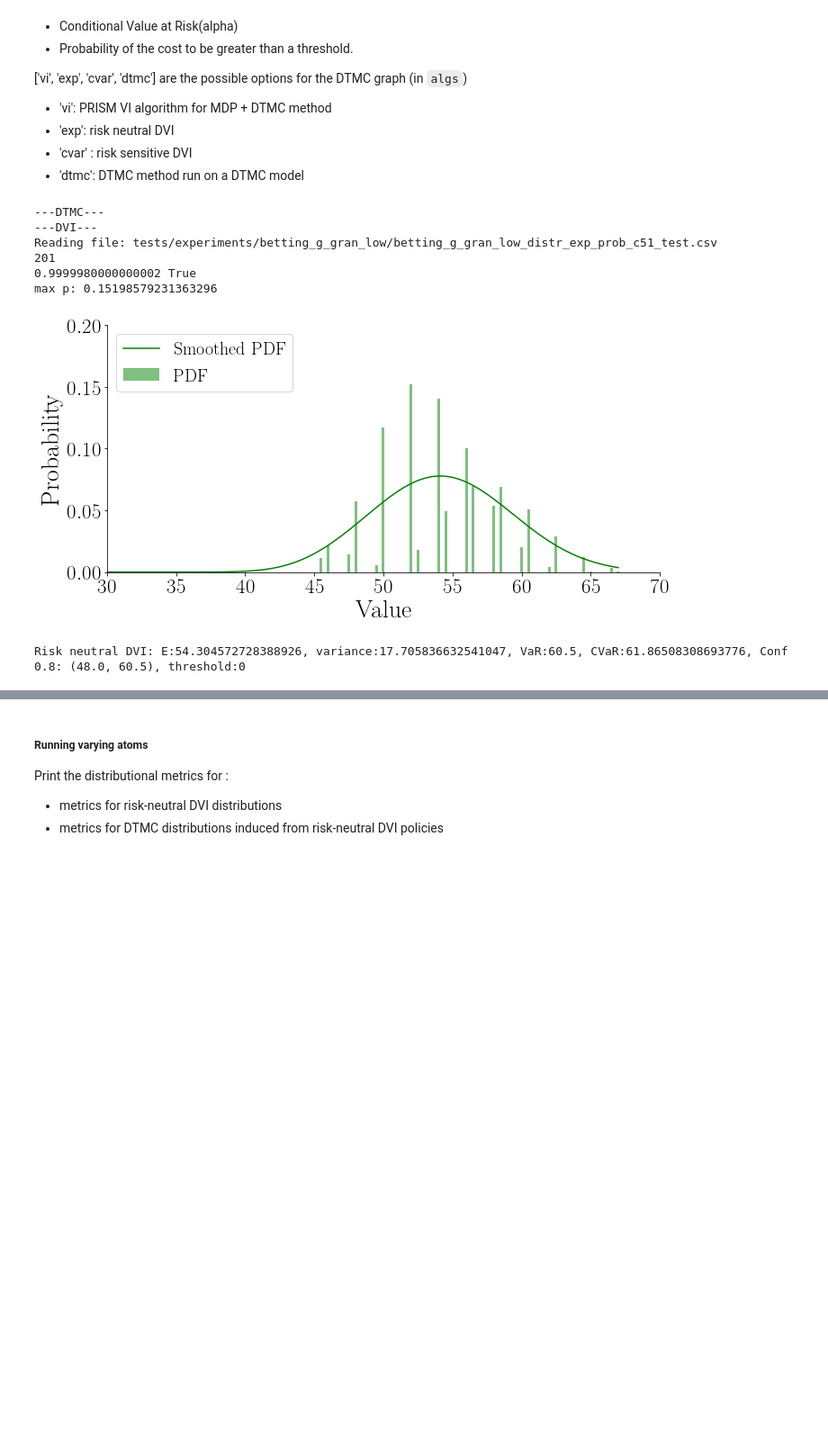
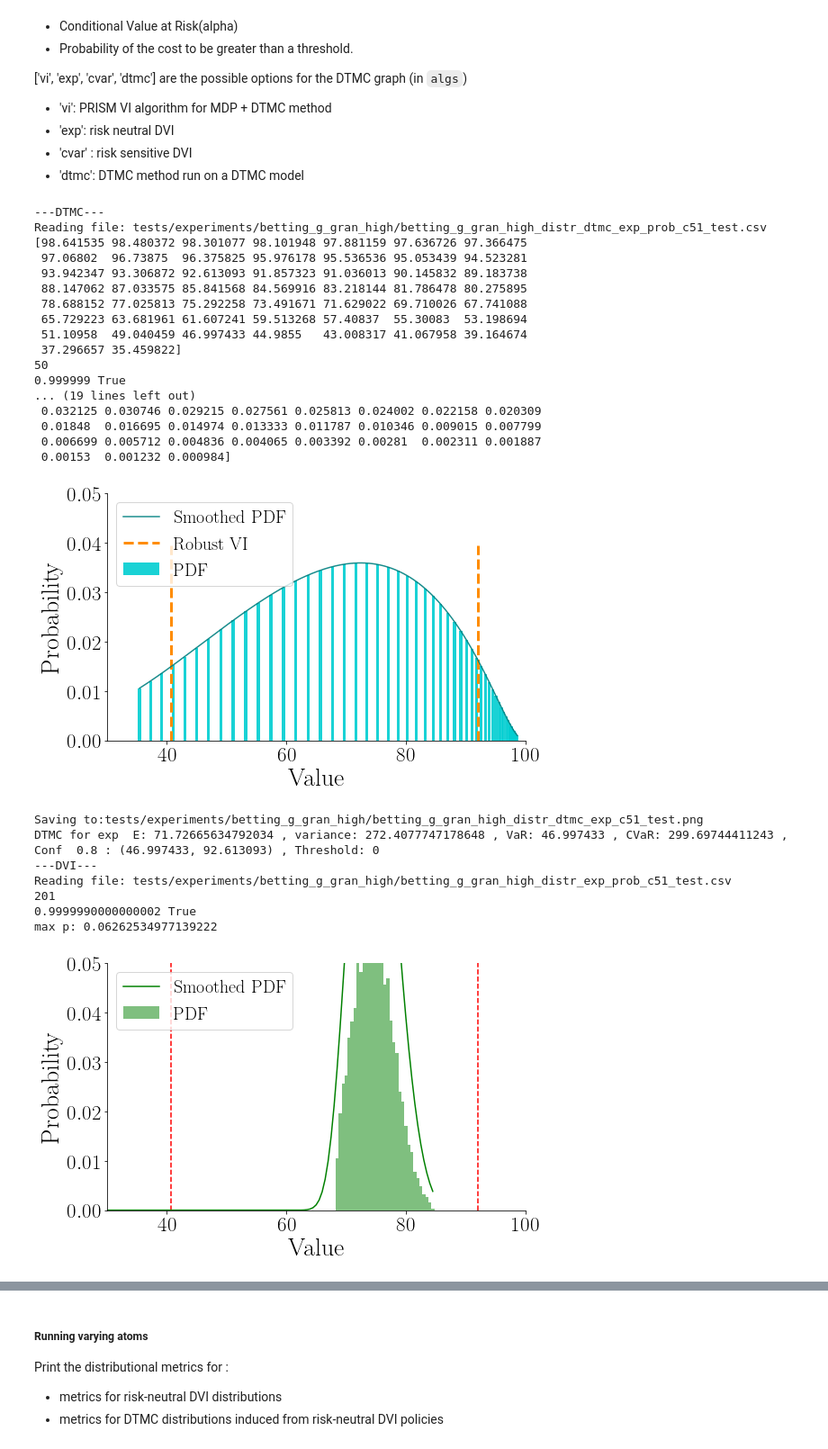
Before and after one commit to yannikschnitzer/prism, a Jupyter notebook: prism/distr.ipynb, the cells around one changed output, grey strips where cells are left out. Shown at 90% size. Saved outputs shown, nothing was run; the diff lists cells and outputs as text; code cells hidden in the pictures; blank space fills up the shorter version.

```diff
--- a/prism/distr.ipynb
+++ b/prism/distr.ipynb
@@ -326,7 +382,7 @@ def dtmc_compute(idx, apdx, experiment_name, rep_type, conf=0.8, show_graph=True
 # %% [markdown]
 ##### Expected Value Iteration
 # %%
-def exp_compute(idx, apdx, experiment_name, rep_type, conf=0.8, width=0.3, show_graph=True, debug=True, print_metrics=False, elements=False, figure = None, smooth=False, alpha=0.7, prob=True):
+def exp_compute(idx, apdx, experiment_name, rep_type, imdp=None, xlims=[0,100], conf=0.8, width=0.3, show_graph=True, debug=True, print_metrics=False, elements=False, figure = None, smooth=False, alpha=0.7, prob=True):
 
     full_file=""
     if(prob):
@@ -366,6 +422,7 @@ def exp_compute(idx, apdx, experiment_name, rep_type, conf=0.8, width=0.3, show_
 
         if not elements:
             h = plt.bar(z_e, rp_e, alpha=0.5, width=width, color='g', label='PDF')
+
         else:
             h = plt.bar(z_e, rp_e, alpha=0.8, width=0.3, color='g')
             plt.plot(z_e, rp_e, 'go')
@@ -380,6 +437,7 @@ def exp_compute(idx, apdx, experiment_name, rep_type, conf=0.8, width=0.3, show_
 
                 plt.plot(xnew, power_smooth, color='k', alpha=0.5, label='Smoothed PDF')
                 plt.fill_between(xnew, power_smooth, 0, color='gray', alpha=.3)
+
         kernel = scipy.stats.gaussian_kde(z_e, weights=rp_e)
         if 'qr' in rep_type:
             range = z_e
@@ -389,7 +447,10 @@ def exp_compute(idx, apdx, experiment_name, rep_type, conf=0.8, width=0.3, show_
         if not elements:
             plt.plot(range, kernel(z_e), color='g', label='Smoothed PDF')
 
-        plt.xlim([xmin,xmax])
+        if imdp is not None:
+            plt.vlines(x=imdp, linestyles='dashed', ymin=0, ymax=ymax, color = 'r')
+
+        plt.xlim(xlims)
         plt.ylim([0,ymax])
 
         if not elements:
@@ -420,7 +481,7 @@ def exp_compute(idx, apdx, experiment_name, rep_type, conf=0.8, width=0.3, show_
 # %% [markdown]
 ##### CVaR
 # %%
-def cvar_compute(idx, apdx, experiment_name, rep_type, conf=0.8, show_graph=True, debug=True, print_metrics=False, elements=False, figure=None, smooth =False, alpha=0.7):
+def cvar_compute(idx, apdx, experiment_name, rep_type, xlims=[0,100],conf=0.8, show_graph=True, debug=True, print_metrics=False, elements=False, figure=None, smooth =False, alpha=0.7):
     if debug:
         print('Reading file: '+file_path+experiment_name+'/'+experiment_name+'_distr_cvar_'+rep_type+apdx+'.csv')
     dist = pd.read_csv(file_path+experiment_name+'/'+experiment_name+'_distr_cvar_'+rep_type+apdx+'.csv')
@@ -470,7 +531,7 @@ def cvar_compute(idx, apdx, experiment_name, rep_type, conf=0.8, show_graph=True
 
         if not elements:
             plt.plot(range, kernel(range), color='g', label='Smoothed PDF')
-        plt.xlim([xmin,xmax])
+        plt.xlim(xlims)
         plt.ylim([0,ymax])
 
         if not elements:
@@ -503,10 +564,10 @@ def cvar_compute(idx, apdx, experiment_name, rep_type, conf=0.8, show_graph=True
 Set the metric parameters and graph parameters in next cell.
 # %%
 # graph figure parameters
-xmax = 70
-xmin=30
-ymax=0.2
-fig_size= (10,5)
+xmax = 100
+xmin=20
+ymax=0.05
+fig_size= (8,5)
 # %% [markdown]
 Set experiment name and representation type in the following cell.
 Make sure to run the experiments using `run_experiments.py` before visualization.
@@ -524,11 +585,11 @@ graphsize = 38
 # experiments folder path, does not need changing
 file_path = 'tests/experiments/'
 # Change this to select the experiment to visualize
-experiment_name='betting_g_gran_low'
+experiment_name='betting_g_gran_high'
 apdx =  ['']
 alg_type = 'cvar' # Used only for the DTMC graph
 rep_type = 'c51' # 'qr' or 'c51'
-save_graphs = False # if set to true, save the graph to a png file
+save_graphs = True # if set to true, save the graph to a png file
 num_metrics = 5 # exp val, variance, var, cvar, prob>thresh
 # %%
 metrics_dtmc = np.zeros([len(apdx), num_metrics])
@@ -552,33 +613,52 @@ This cell shows the graph for the base experiment for the selected algorithms fo
 # %%
 # Cvar alpha parameter
 # 0.7 default
 # 0.8 for ds_treasure, betting_game, grid 150
 # 0.9 for SSP comparison benchmarks and drones
 alpha=0.9
 conf=0.8
 # threshold value when computing
 # the probability of a cost higher than the set threshold
 # this parameter is to be varied based on the benchmark
 thresh=340
 algs= ['exp'] # ['vi', 'exp', 'cvar','dtmc']
 show_graph = True # show the distribution graph
 appendix  = '_test' # appendix if applicable, add an '_' before the appendix set with the running script
 prob=True
+interval_imdp = [40.70974350857195, 92.06091288631308]
 
 print('---DTMC---')
-# for idx, alg_type in enumerate(algs):
-#     _,_,_,_ = dtmc_compute(idx, appendix, experiment_name, rep_type, alpha=alpha, show_graph=show_graph, debug=True, print_metrics=True)
+for idx, alg_type in enumerate(algs):
+    _,_,_,_ = dtmc_compute(idx, appendix, experiment_name, rep_type, imdp=interval_imdp, xlims=[30,xmax],  width=0.5, alpha=alpha, show_graph=show_graph, debug=True, print_metrics=True, prob=prob)
 print('---DVI---')
 if 'exp' in algs or 'dtmc' in algs:
-    _,_,_ = exp_compute(0, appendix, experiment_name, rep_type, width=0.2, conf=0.8, alpha=alpha, show_graph=show_graph, debug=True, print_metrics=True, prob=prob)
+    _,_,_ = exp_compute(0, appendix, experiment_name, rep_type, imdp=interval_imdp, xlims=[30,xmax], width=0.5, conf=0.8, alpha=alpha, show_graph=show_graph, debug=True, print_metrics=True, prob=prob)
 if 'cvar' in algs:
-    _,_,_ = cvar_compute(0, appendix, experiment_name, rep_type, alpha=alpha, show_graph=show_graph, debug=True, print_metrics=True)
+    _,_,_ = cvar_compute(0, appendix, experiment_name, rep_type, xlims=[xmin,xmax], alpha=alpha, show_graph=show_graph, debug=True, print_metrics=True)
 # %% [output]
 ---DTMC---
----DVI---
-Reading file: tests/experiments/betting_g_gran_low/betting_g_gran_low_distr_exp_prob_c51_test.csv
-201
-0.9999980000000002 True
-max p: 0.15198579231363296
+Reading file: tests/experiments/betting_g_gran_high/betting_g_gran_high_distr_dtmc_exp_prob_c51_test.csv
+[98.641535 98.480372 98.301077 98.101948 97.881159 97.636726 97.366475
+ 97.06802  96.73875  96.375825 95.976178 95.536536 95.053439 94.523281
+ 93.942347 93.306872 92.613093 91.857323 91.036013 90.145832 89.183738
+ 88.147062 87.033575 85.841568 84.569916 83.218144 81.786478 80.275895
+ 78.688152 77.025813 75.292258 73.491671 71.629022 69.710026 67.741088
+ 65.729223 63.681961 61.607241 59.513268 57.40837  55.30083  53.198694
+ 51.10958  49.040459 46.997433 44.9855   43.008317 41.067958 39.164674
+ 37.296657 35.459822]
+50
+0.999999 True
+... (19 lines left out)
+ 0.032125 0.030746 0.029215 0.027561 0.025813 0.024002 0.022158 0.020309
+ 0.01848  0.016695 0.014974 0.013333 0.011787 0.010346 0.009015 0.007799
+ 0.006699 0.005712 0.004836 0.004065 0.003392 0.00281  0.002311 0.001887
+ 0.00153  0.001232 0.000984]
-[figure, old version]
+[figure, new version]
-Risk neutral DVI: E:54.304572728388926, variance:17.705836632541047, VaR:60.5, CVaR:61.86508308693776, Conf 0.8: (48.0, 60.5), threshold:0
+Saving to:tests/experiments/betting_g_gran_high/betting_g_gran_high_distr_dtmc_exp_c51_test.png
+DTMC for exp  E: 71.72665634792034 , variance: 272.4077747178648 , VaR: 46.997433 , CVaR: 299.69744411243 , Conf  0.8 : (46.997433, 92.613093) , Threshold: 0
+---DVI---
+Reading file: tests/experiments/betting_g_gran_high/betting_g_gran_high_distr_exp_prob_c51_test.csv
+201
+0.9999990000000002 True
+max p: 0.06262534977139222
+[figure, added]
```
Also changed, not shown: parts of 8 cells of this notebook.
